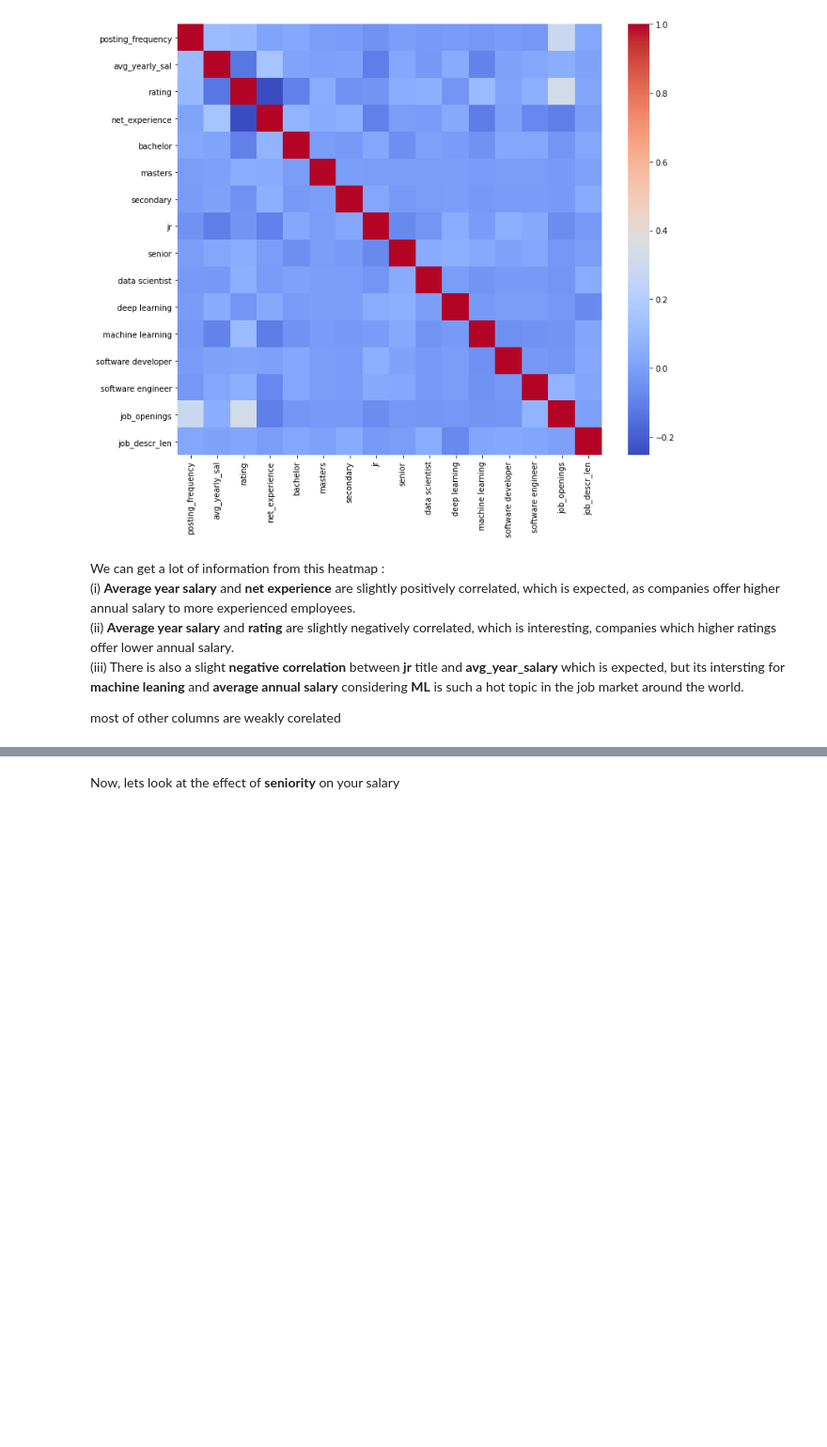
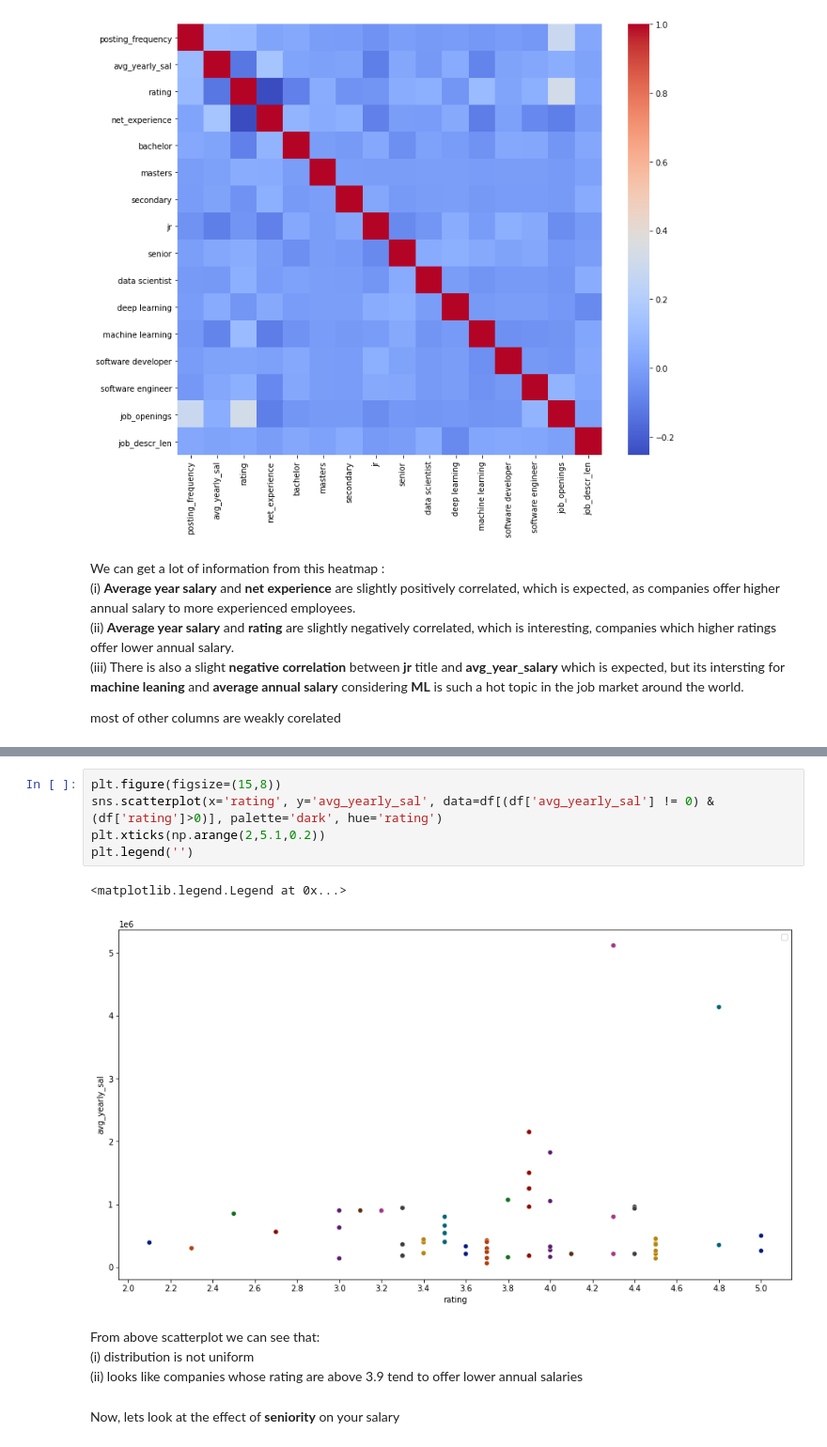
Before and after one commit to blaze-fire/Salary-Predictor, a Jupyter notebook: EDA.ipynb, the cells around one changed output, grey strips where cells are left out. Shown at 94% size. Drawn from its saved outputs; the diff is of its cells as text; blank space fills up the shorter version.

```diff
--- a/EDA.ipynb
+++ b/EDA.ipynb
@@ -115,3 +121,15 @@ sns.barplot(x='rating', y='avg_yearly_sal', data=df[(df['avg_yearly_sal'] != 0)
+# %%
+plt.figure(figsize=(15,8))
+sns.scatterplot(x='rating', y='avg_yearly_sal', data=df[(df['avg_yearly_sal'] != 0) & (df['rating']>0)], palette='dark', hue='rating')
+plt.xticks(np.arange(2,5.1,0.2))
+plt.legend('')
+# %% [output]
+<matplotlib.legend.Legend at 0x...>
+[figure, added]
+# %% [markdown]
+From above scatterplot we can see that: <br>
+(i) distribution is not uniform <br>
+(ii) looks like companies whose rating are above 3.9 tend to offer lower annual salaries
 # %% [markdown]
 Now, lets look at the effect of <b>seniority</b> on your salary <br>
 # %%
```
Also changed, not shown: parts of 25 cells of this notebook, 7 other files.
